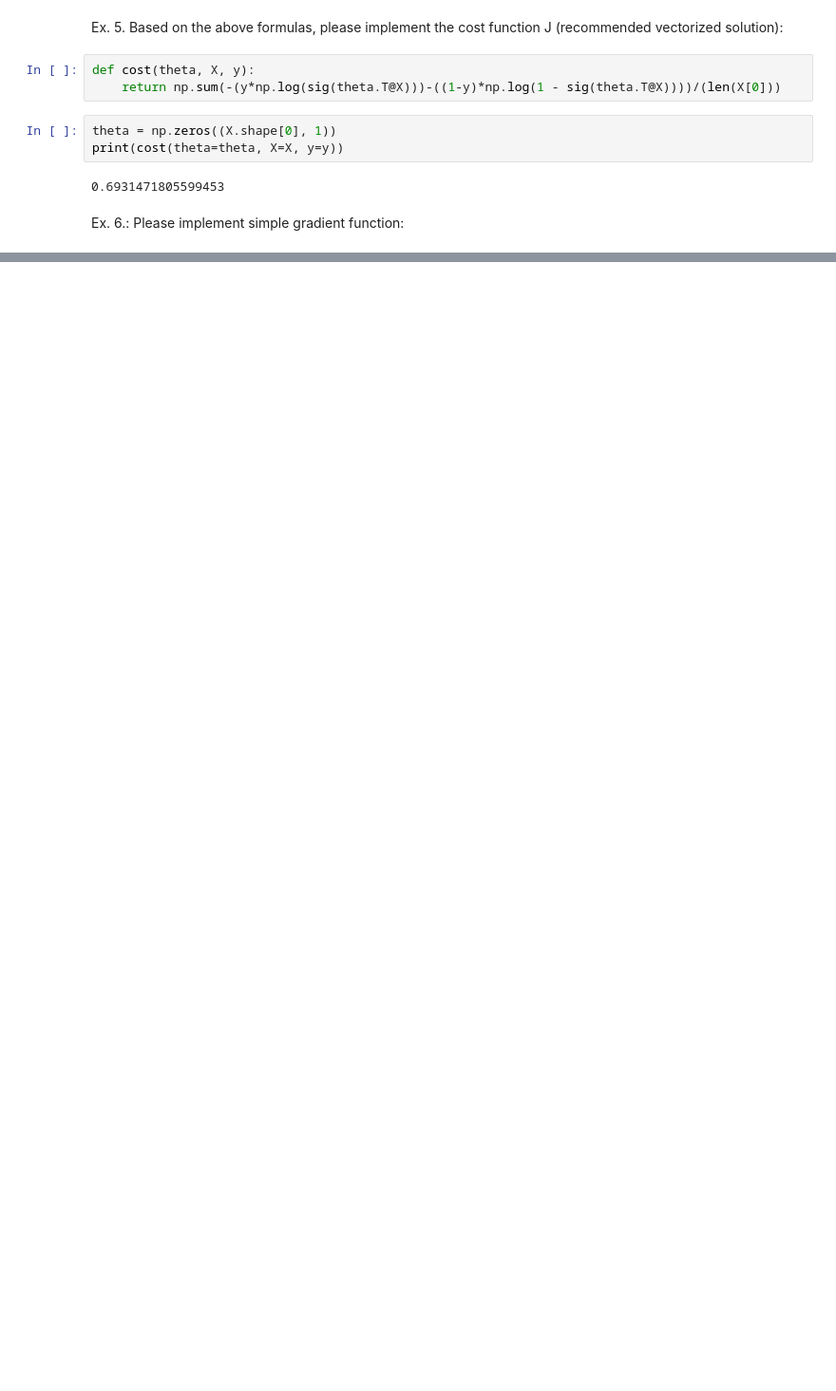
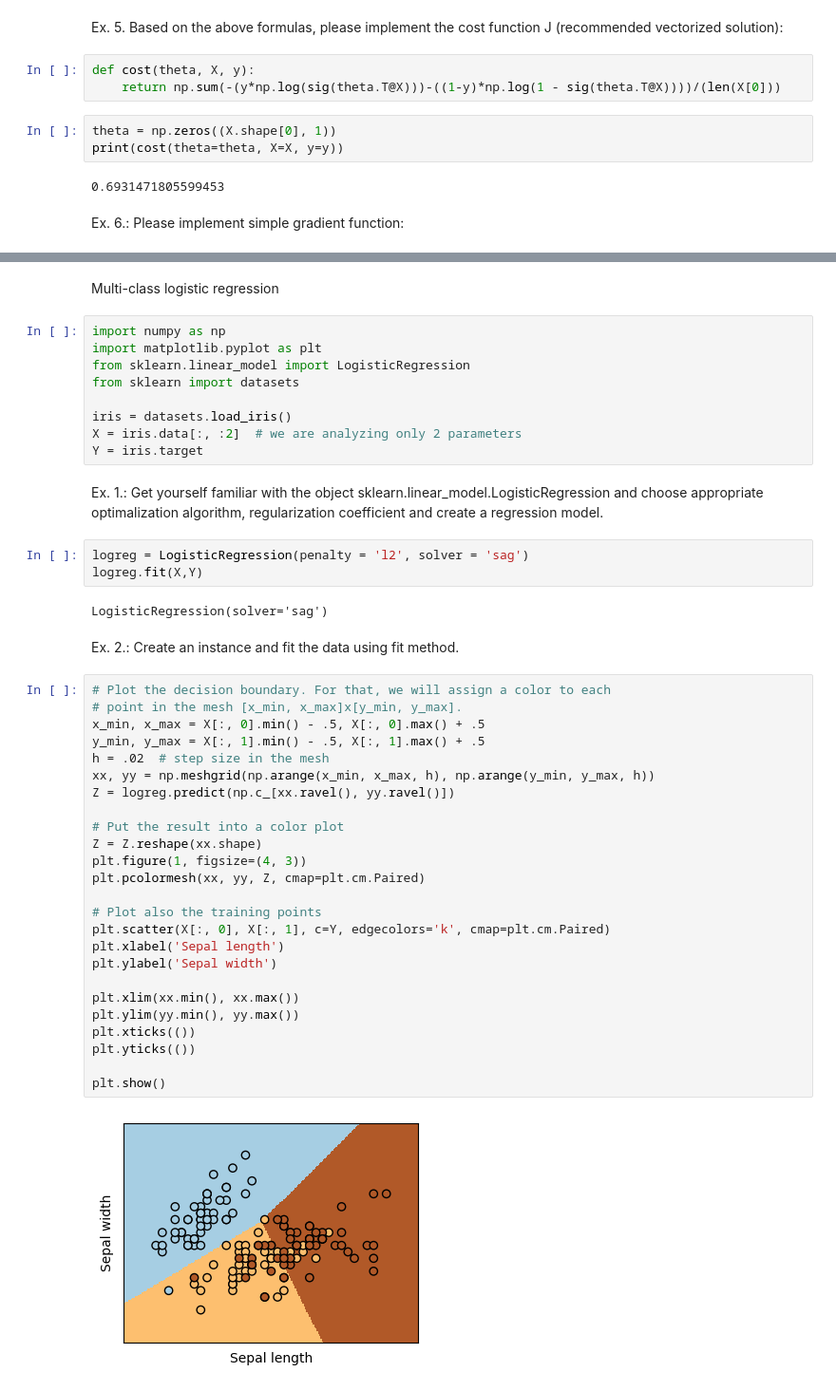
Before and after one commit to MichalMichniak/Machine_Learning_2023_Academy_Course, a Jupyter notebook: lab_3/main.ipynb, the cells around one changed output, grey strips where cells are left out. Shown: that part at 95% size. Saved outputs shown, nothing was run; the diff lists cells and outputs as text; blank space fills up the shorter version.

Commit message:
logical regression finished

```diff
--- a/lab_3/main.ipynb
+++ b/lab_3/main.ipynb
@@ -115,0 +139,47 @@ plt.show()
+# %% [markdown]
+Multi-class logistic regression
+# %%
+import numpy as np
+import matplotlib.pyplot as plt
+from sklearn.linear_model import LogisticRegression
+from sklearn import datasets
+
+iris = datasets.load_iris()
+X = iris.data[:, :2]  # we are analyzing only 2 parameters
+Y = iris.target
+# %% [markdown]
+Ex. 1.: Get yourself familiar with the object sklearn.linear_model.LogisticRegression and choose appropriate optimalization algorithm, regularization coefficient and create a regression model.
+# %%
+logreg = LogisticRegression(penalty = 'l2', solver = 'sag')
+logreg.fit(X,Y)
+# %% [output]
+LogisticRegression(solver='sag')
+# %% [markdown]
+Ex. 2.: Create an instance and fit the data using fit method.
+# %%
+# Plot the decision boundary. For that, we will assign a color to each
+# point in the mesh [x_min, x_max]x[y_min, y_max].
+x_min, x_max = X[:, 0].min() - .5, X[:, 0].max() + .5
+y_min, y_max = X[:, 1].min() - .5, X[:, 1].max() + .5
+h = .02  # step size in the mesh
+xx, yy = np.meshgrid(np.arange(x_min, x_max, h), np.arange(y_min, y_max, h))
+Z = logreg.predict(np.c_[xx.ravel(), yy.ravel()])
+
+# Put the result into a color plot
+Z = Z.reshape(xx.shape)
+plt.figure(1, figsize=(4, 3))
+plt.pcolormesh(xx, yy, Z, cmap=plt.cm.Paired)
+
+# Plot also the training points
+plt.scatter(X[:, 0], X[:, 1], c=Y, edgecolors='k', cmap=plt.cm.Paired)
+plt.xlabel('Sepal length')
+plt.ylabel('Sepal width')
+
+plt.xlim(xx.min(), xx.max())
+plt.ylim(yy.min(), yy.max())
+plt.xticks(())
+plt.yticks(())
+
+plt.show()
+# %% [output]
+[figure, added]
```
Also changed, not shown: parts of 12 cells of this notebook.
